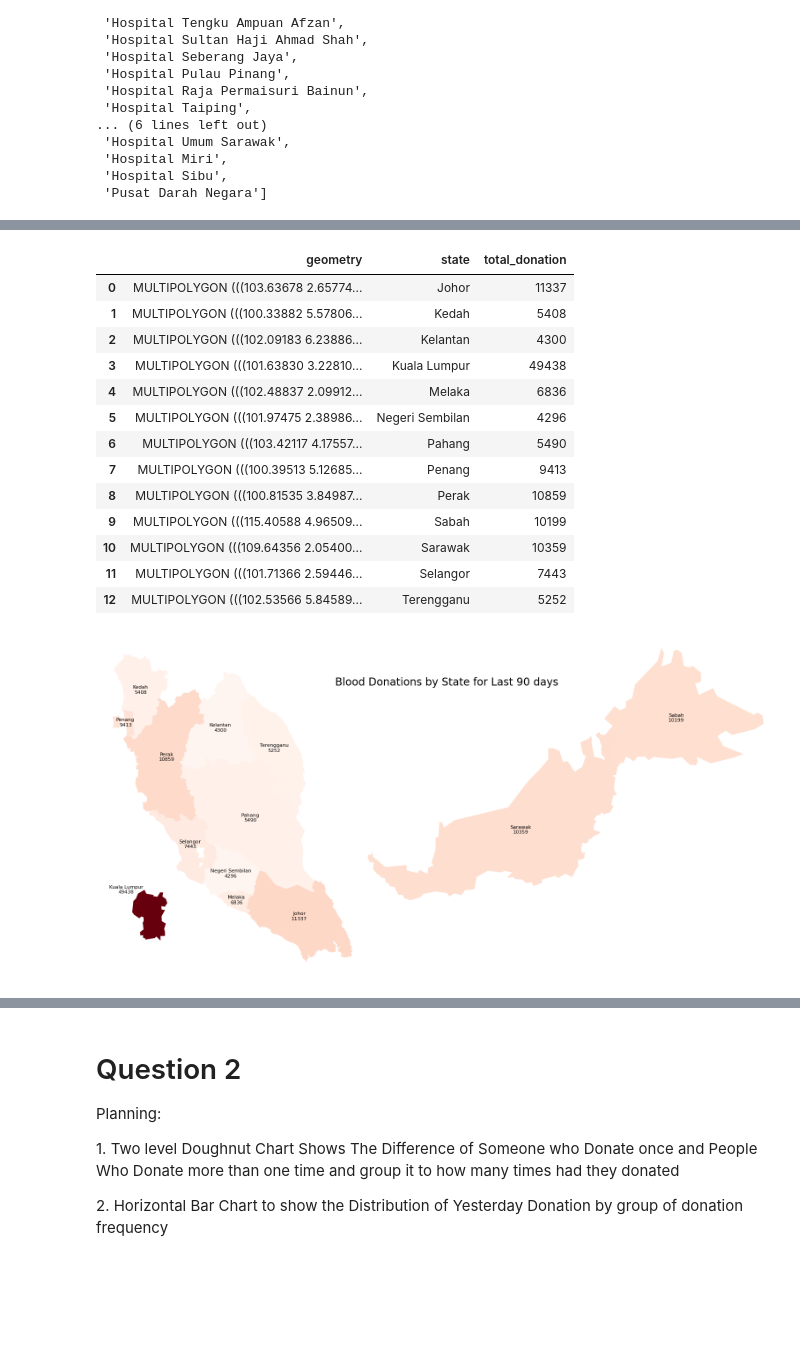
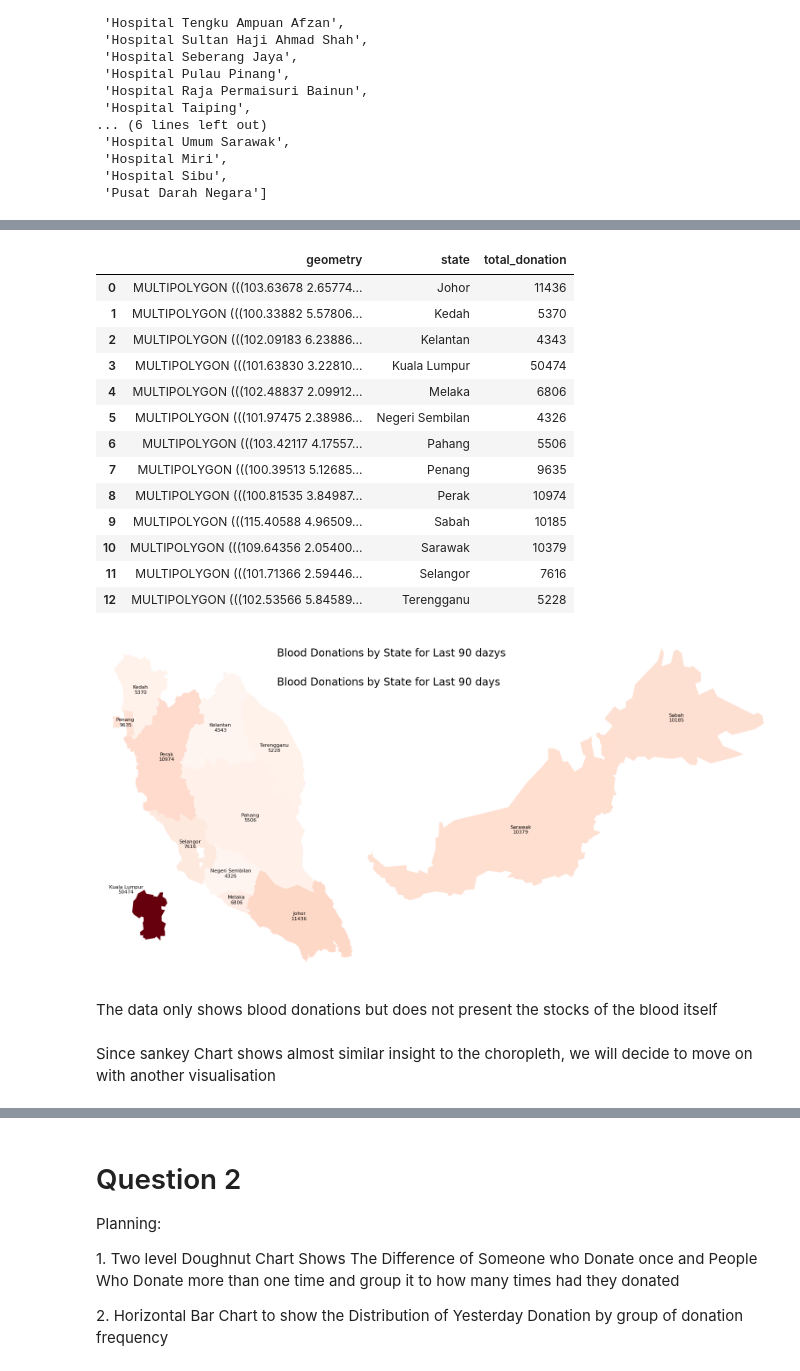
Before and after one commit to adleefuad/blood_donation, a Jupyter notebook: EDA.ipynb, the cells around one changed output, grey strips where cells are left out. Saved outputs shown, nothing was run; the diff lists cells and outputs as text; code cells hidden in the pictures; blank space fills up the shorter version.

Commit message:
Update on the visualsation

```diff
--- a/EDA.ipynb
+++ b/EDA.ipynb
@@ -108,8 +110,9 @@ facility_df
 # %%
 #Filter the data by last 3 months
 facility_df['date']= pd.to_datetime(facility_df['date']) # set the column data type into pandas datetime
-last_3_months = max(facility_df['date'])-pd.Timedelta(days=90)
-last3_df = facility_df[facility_df['date']>=last_3_months]
+latest_date = max(facility_df['date']) #Get the latest date in the dataframe
+last_3_months = latest_date-pd.Timedelta(days=90) #Get the date 3 months ago
+last3_df = facility_df[facility_df['date']>=last_3_months] #Filter the data by last 3 months
 last3_df
 # %% [output]
 |  | date | hospital | daily | blood_a | blood_b | blood_o | blood_ab | location_centre | location_mobile | ... |
@@ -191,22 +181,23 @@ gdf
 # %%
+#Merging with the donations dataset
 state3_df_merged = gdf.merge(state3_df, how='left', left_on='name', right_on='state')
 state3_df_merged=state3_df_merged.iloc[:,1:]
 state3_df_merged
 # %% [output]
 |  | geometry | state | total_donation |
-| 0 | MULTIPOLYGON (((103.63678 2.65774... | Johor | 11337 |
-| 1 | MULTIPOLYGON (((100.33882 5.57806... | Kedah | 5408 |
-| 2 | MULTIPOLYGON (((102.09183 6.23886... | Kelantan | 4300 |
-| 3 | MULTIPOLYGON (((101.63830 3.22810... | Kuala Lumpur | 49438 |
-| 4 | MULTIPOLYGON (((102.48837 2.09912... | Melaka | 6836 |
-| 5 | MULTIPOLYGON (((101.97475 2.38986... | Negeri Sembilan | 4296 |
-| 6 | MULTIPOLYGON (((103.42117 4.17557... | Pahang | 5490 |
-| 7 | MULTIPOLYGON (((100.39513 5.12685... | Penang | 9413 |
-| 8 | MULTIPOLYGON (((100.81535 3.84987... | Perak | 10859 |
-| 9 | MULTIPOLYGON (((115.40588 4.96509... | Sabah | 10199 |
-| 10 | MULTIPOLYGON (((109.64356 2.05400... | Sarawak | 10359 |
-| 11 | MULTIPOLYGON (((101.71366 2.59446... | Selangor | 7443 |
-| 12 | MULTIPOLYGON (((102.53566 5.84589... | Terengganu | 5252 |
+| 0 | MULTIPOLYGON (((103.63678 2.65774... | Johor | 11436 |
+| 1 | MULTIPOLYGON (((100.33882 5.57806... | Kedah | 5370 |
+| 2 | MULTIPOLYGON (((102.09183 6.23886... | Kelantan | 4343 |
+| 3 | MULTIPOLYGON (((101.63830 3.22810... | Kuala Lumpur | 50474 |
+| 4 | MULTIPOLYGON (((102.48837 2.09912... | Melaka | 6806 |
+| 5 | MULTIPOLYGON (((101.97475 2.38986... | Negeri Sembilan | 4326 |
+| 6 | MULTIPOLYGON (((103.42117 4.17557... | Pahang | 5506 |
+| 7 | MULTIPOLYGON (((100.39513 5.12685... | Penang | 9635 |
+| 8 | MULTIPOLYGON (((100.81535 3.84987... | Perak | 10974 |
+| 9 | MULTIPOLYGON (((115.40588 4.96509... | Sabah | 10185 |
+| 10 | MULTIPOLYGON (((109.64356 2.05400... | Sarawak | 10379 |
+| 11 | MULTIPOLYGON (((101.71366 2.59446... | Selangor | 7616 |
+| 12 | MULTIPOLYGON (((102.53566 5.84589... | Terengganu | 5228 |
 # %%
 # Normalize Total Donation
 vmin, vmax = state3_df_merged['total_donation'].min(), state3_df_merged['total_donation'].max()
@@ -215,7 +206,8 @@ colour_gradient = 'Reds'
 
 # Create the main plot for Peninsular Malaysia excluding Kuala Lumpur for clarity
 fig, ax_main = plt.subplots(figsize=(10, 10))
-plt.text(x=104,y=6,s = 'Blood Donations by State for Last 90 days',fontsize = 'xx-large')
+plt.text(x=103,y=6,s = 'Blood Donations by State for Last 90 days',fontsize = 'xx-large')
+plt.text(x=103,y=6.5,s = 'Blood Donations by State for Last 90 dazys',fontsize = 'xx-large')
 peninsular_without_kl = state3_df_merged[(state3_df_merged['state'] != 'Sabah') & (state3_df_merged['state'] != 'Sarawak') & (state3_df_merged['state'] != 'Kuala Lumpur')]
 peninsular_without_kl.plot(column='total_donation', ax=ax_main, cmap=colour_gradient, norm=norm)
 
@@ -245,31 +237,31 @@ ax_kl.set_frame_on(False)
 ax_kl.set_xticks([])
 ax_kl.set_yticks([])
 
 # Remove axis for the main plot for a cleaner look
 ax_main.set_axis_off()
 
 # Add Label to the plot
 for idx, row in state3_df_merged.iterrows():
 
     # Get the position of the label
     x, y = row['geometry'].centroid.x, row['geometry'].centroid.y
 
     # Define the label text
     label_text = f"{row['state']}\n{row['total_donation']}"
     # Place the label on the map
     if row['state'] == 'Kuala Lumpur':
         ax_kl.text(x-0.1, y+0.1, label_text, fontsize=8, ha='center', va='center',color='black')
 
     elif (row['state'] == 'Sarawak') | (row['state'] == 'Sabah'):
         ax_sabah_sarawak.text(x, y, label_text, fontsize=8, ha='center', va='center')
 
     else:
         ax_main.text(x, y, label_text, fontsize=8, ha='center', va='center')
 
 # Add title to the main plot
 
 
 # Show the map
 plt.show()
 # %% [output]
-[figure, old version]
+[figure, new version]
@@ -336,0 +268,2 @@ plt.show()
+# %% [markdown]
+The data only shows blood donations but does not present the stocks of the blood itself
@@ -336,0 +322,2 @@ plt.show()
+# %% [markdown]
+Since sankey Chart shows almost similar insight to the choropleth, we will decide to move on with another visualisation
```
Also changed, not shown: parts of 15 cells of this notebook, 1 other file.
